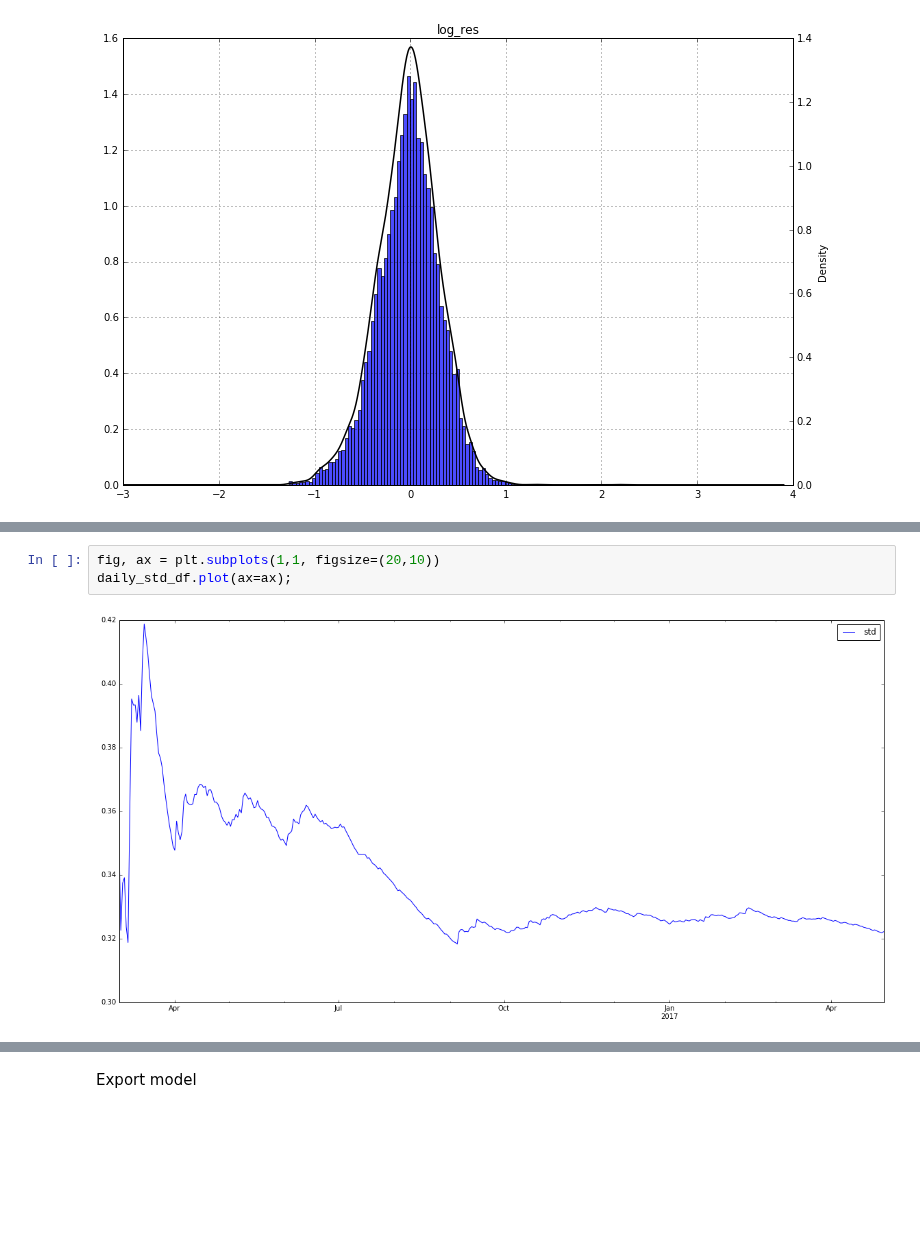
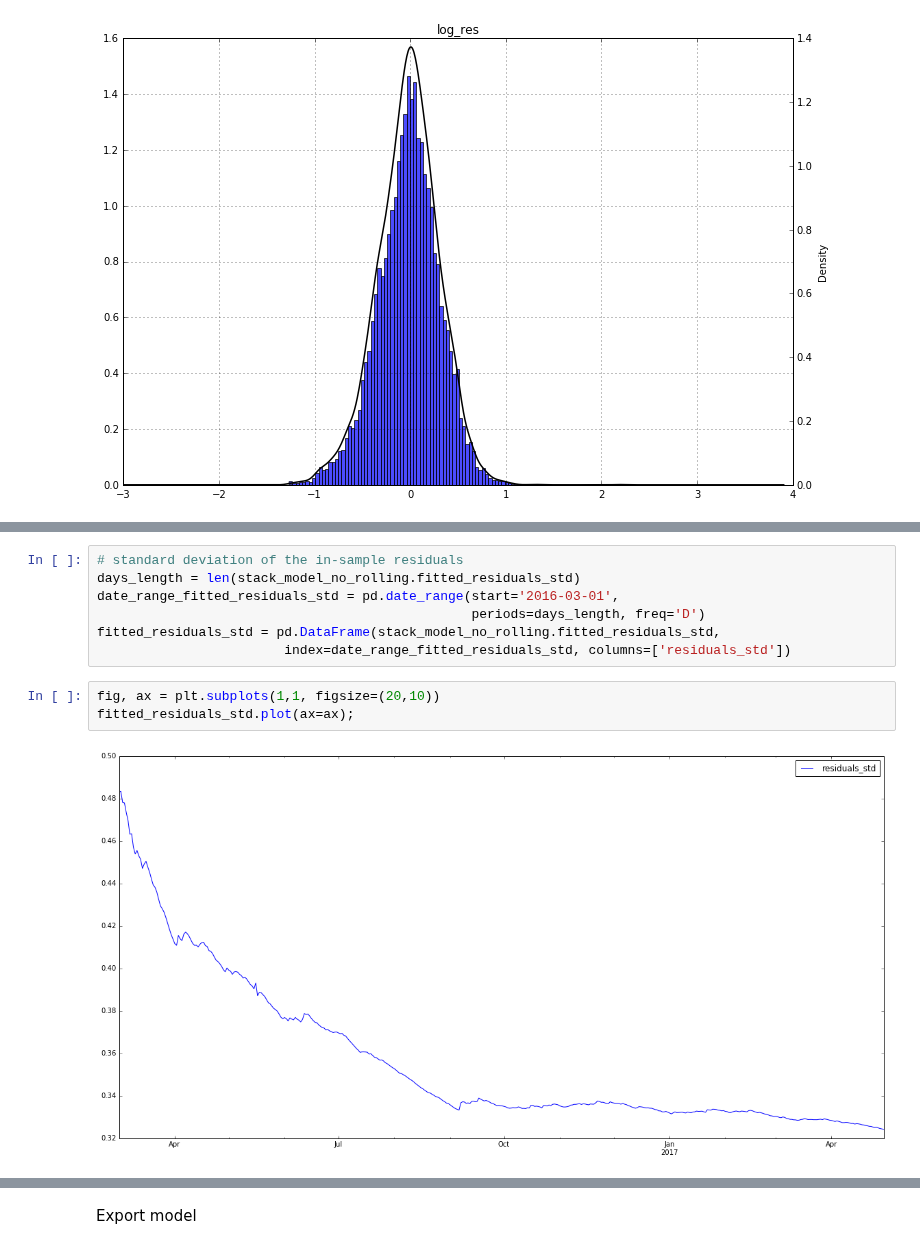
Before and after one commit to NonoMalpi/Secondary_band, a Jupyter notebook: Stacked_model.ipynb, the cells around one changed output, grey strips where cells are left out. Cells and saved outputs as stored; diff of their text form; blank space fills up the shorter version.

Commit message:
In-sample residuals std for random variable parameter

```diff
--- a/Stacked_model.ipynb
+++ b/Stacked_model.ipynb
@@ -117,8 +123,15 @@ residuals_log.plot(kind='kde', color='black', ax=ax2, lw=1.5, legend=False);
+# %%
+# standard deviation of the in-sample residuals
+days_length = len(stack_model_no_rolling.fitted_residuals_std)
+date_range_fitted_residuals_std = pd.date_range(start='2016-03-01',
+                                                periods=days_length, freq='D')
+fitted_residuals_std = pd.DataFrame(stack_model_no_rolling.fitted_residuals_std,
+                        index=date_range_fitted_residuals_std, columns=['residuals_std'])
 # %%
 fig, ax = plt.subplots(1,1, figsize=(20,10))
-daily_std_df.plot(ax=ax);
+fitted_residuals_std.plot(ax=ax);
 # %% [output]
-[figure, old version]
+[figure, new version]
 # %% [markdown]
 $$\epsilon _{t} \sim N(0, \sigma _{x} ^{2})$$
 
```
Also changed, not shown: parts of 3 cells of this notebook, 3 other files.
